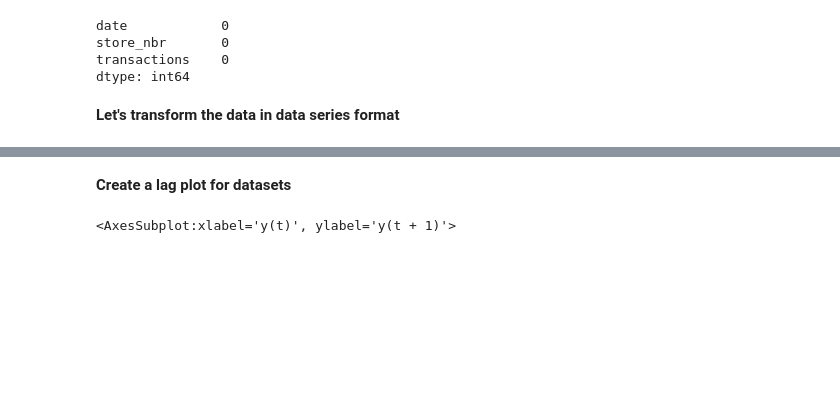
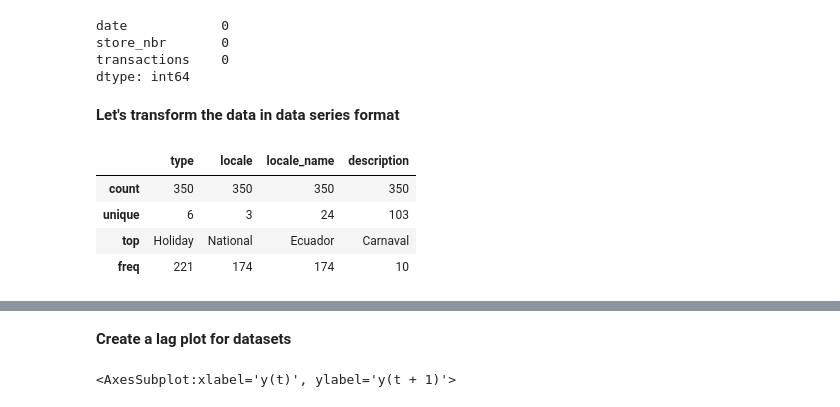
Before and after one commit to AleksandrMorozov123/Competition-on-kaggle-, a Jupyter notebook: time-series-forecasting-with-python.ipynb, the cells around one changed output, grey strips where cells are left out. Cells and saved outputs as stored; diff of their text form; code cells hidden in the pictures; blank space fills up the shorter version.

```diff
--- a/time-series-forecasting-with-python.ipynb
+++ b/time-series-forecasting-with-python.ipynb
@@ -158,3 +158,11 @@ dtype: int64
 holiday ['date'] = pd.to_datetime(holiday['date'])
 oil ['date'] = pd.to_datetime(oil ['date'])
 transactions ['date'] = pd.to_datetime(transactions ['date'])
+# %%
+holiday.describe(include=[object])
+# %% [output]
+|  | type | locale | locale_name | description |
+| count | 350 | 350 | 350 | 350 |
+| unique | 6 | 3 | 24 | 103 |
+| top | Holiday | National | Ecuador | Carnaval |
+| freq | 221 | 174 | 174 | 10 |
```
Also changed, not shown: parts of 9 cells of this notebook.
